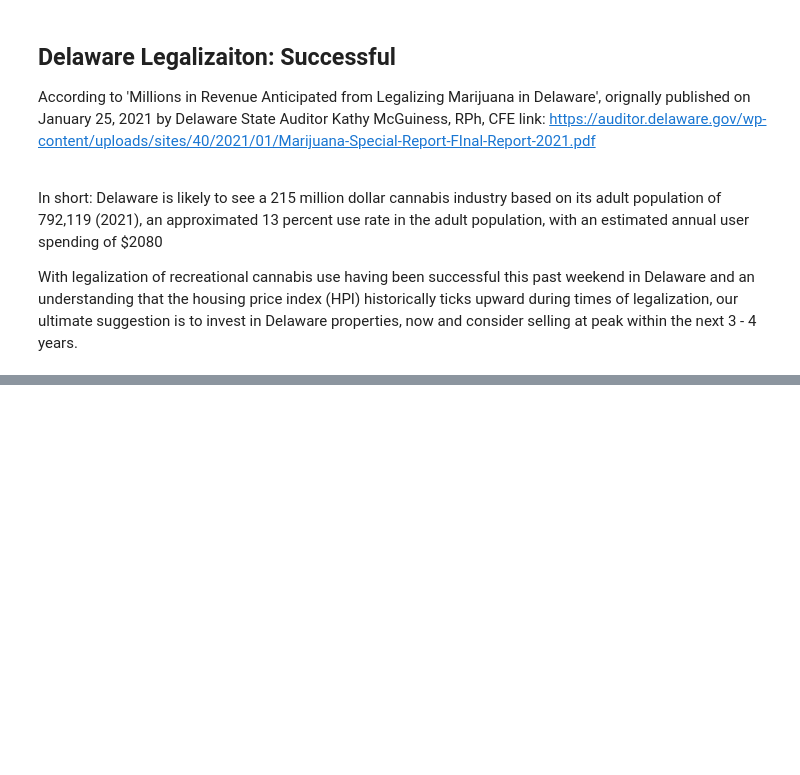
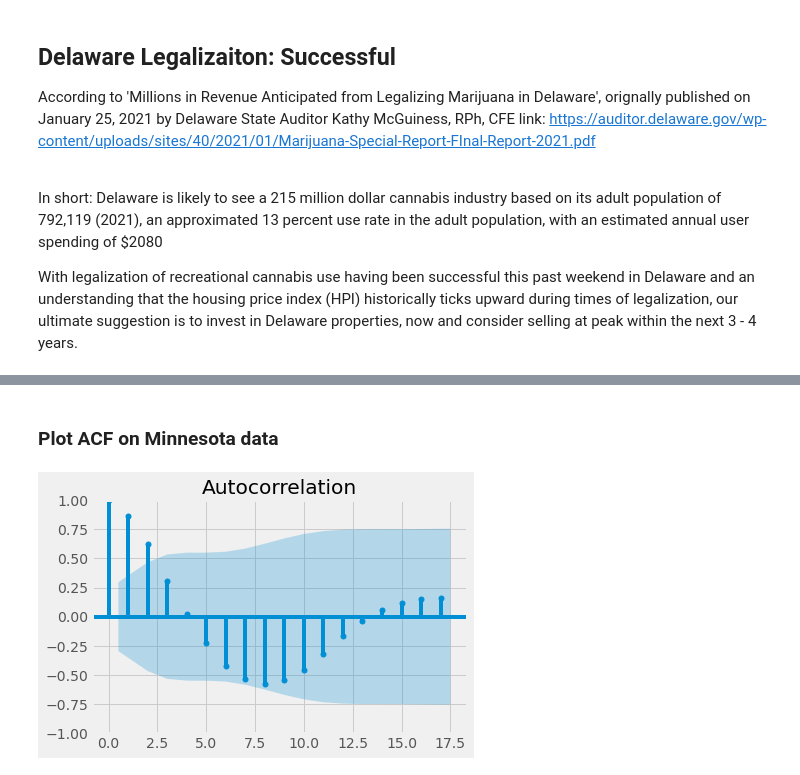
Before and after one commit to joshstruggles/Cannabis-Legality-and-Effect-on-Housing-Price-Index, a Jupyter notebook: notebook.ipynb, the cells around one changed output, grey strips where cells are left out. Cells and saved outputs as stored; diff of their text form; code cells hidden in the pictures; blank space fills up the shorter version.

```diff
--- a/notebook.ipynb
+++ b/notebook.ipynb
@@ -2961,8 +2964,8 @@ Maryland = Maryland.iloc[:-1, :]
 pct_np(Maryland)
 Maryland_pct_mean = Maryland.tail(10)['pct'].mean()
 
-Minnesota = Minnesota.iloc[:-1, :]
-pct_np(Minnesota)
+Minnesota_1 = Minnesota.iloc[:-1, :]
+pct_np(Minnesota_1)
 Minnesota_pct_mean = Minnesota.tail(10)['pct'].mean()
 
 Mississippi = Mississippi.iloc[:-1, :]
@@ -3360,0 +3412,6 @@ States to watch: <br>
+# %% [markdown]
+### Plot ACF on Minnesota data
+# %%
+plot_acf(Min_arma.dropna());
+# %% [output]
+[figure, added]
```
Also changed, not shown: parts of 42 cells of this notebook.
